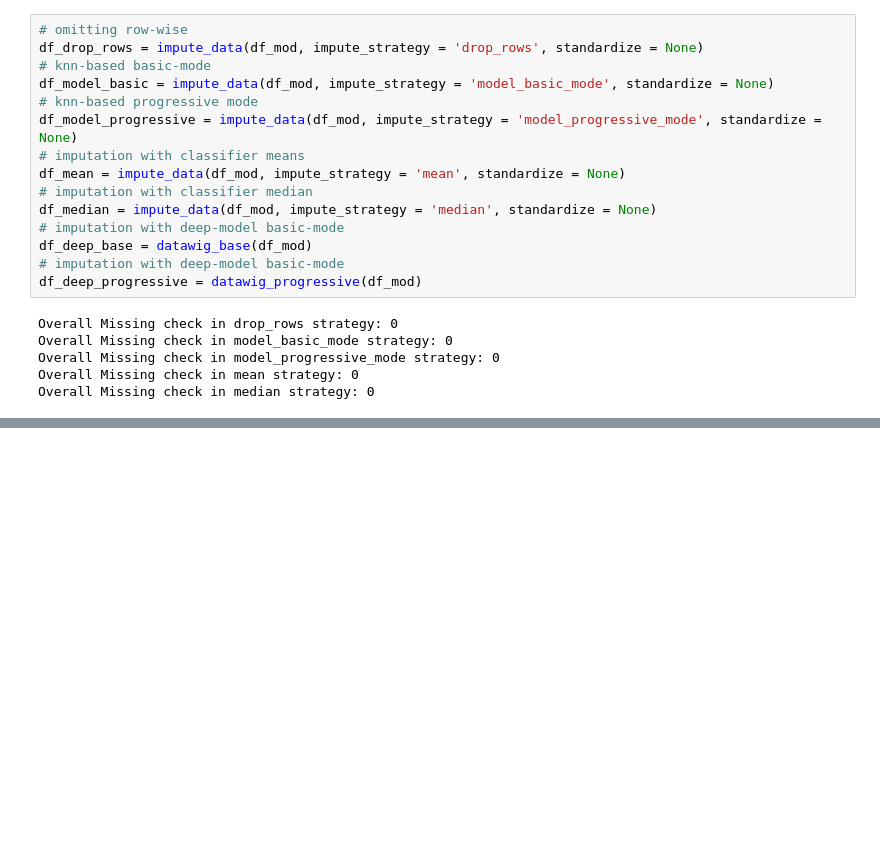
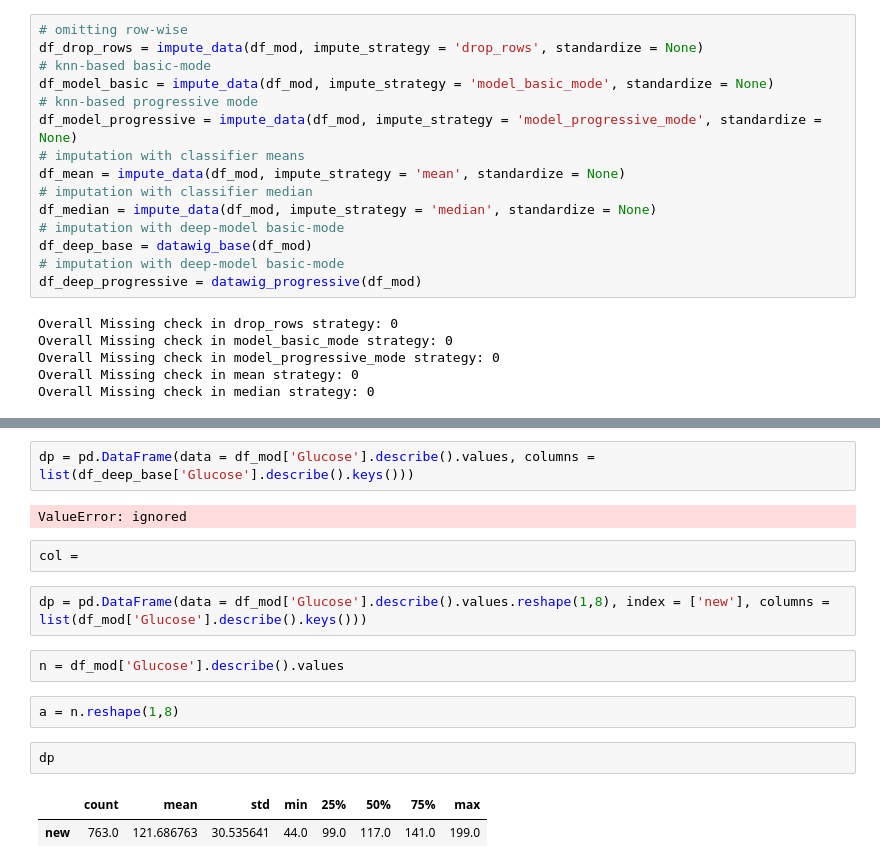
Before and after one commit to sayan0506/Prediction-model-for-Diabetes, a Jupyter notebook: Pima_Indian_Diabetes_prediction_model.ipynb, the cells around one changed output, grey strips where cells are left out. Saved outputs shown, nothing was run; the diff lists cells and outputs as text; blank space fills up the shorter version.

```diff
--- a/Pima_Indian_Diabetes_prediction_model.ipynb
+++ b/Pima_Indian_Diabetes_prediction_model.ipynb
@@ -609,0 +576,17 @@ df_deep_base
+# %%
+dp = pd.DataFrame(data = df_mod['Glucose'].describe().values, columns = list(df_deep_base['Glucose'].describe().keys()))
+# %% [output]
+ValueError: ignored
+# %%
+col =
+# %%
+dp = pd.DataFrame(data = df_mod['Glucose'].describe().values.reshape(1,8), index = ['new'], columns = list(df_mod['Glucose'].describe().keys()))
+# %%
+n = df_mod['Glucose'].describe().values
+# %%
+a = n.reshape(1,8)
+# %%
+dp
+# %% [output]
+|  | count | mean | std | min | 25% | 50% | 75% | max |
+| new | 763.0 | 121.686763 | 30.535641 | 44.0 | 99.0 | 117.0 | 141.0 | 199.0 |
```
Also changed, not shown: parts of 2 cells of this notebook.
